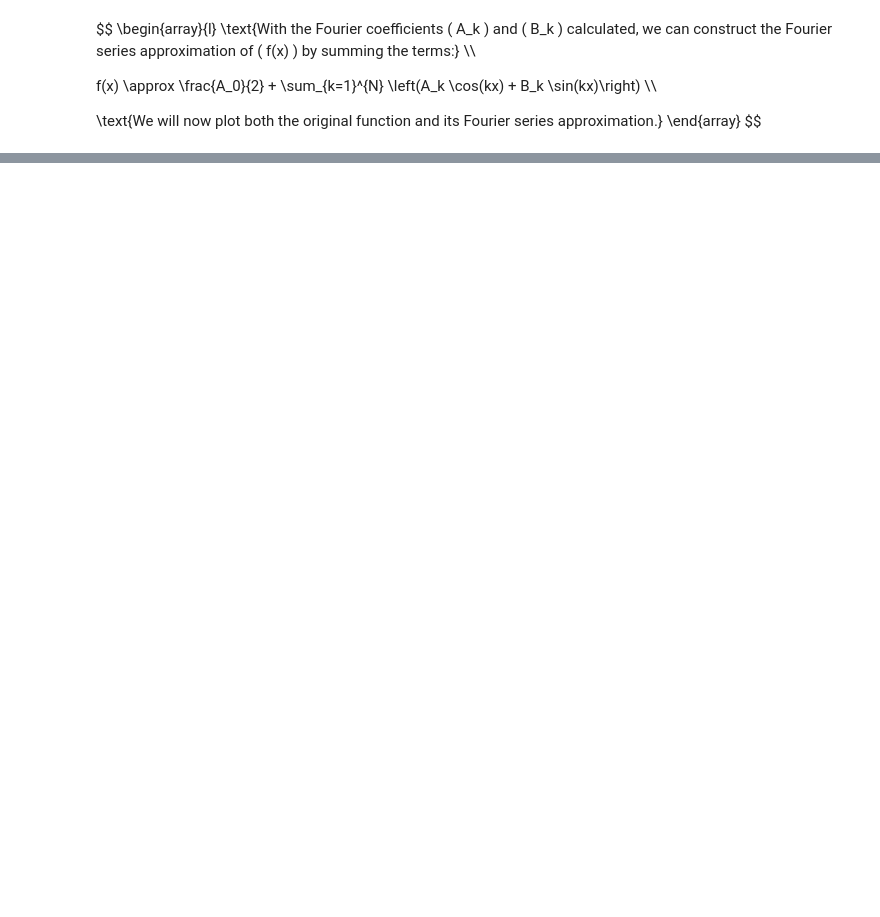
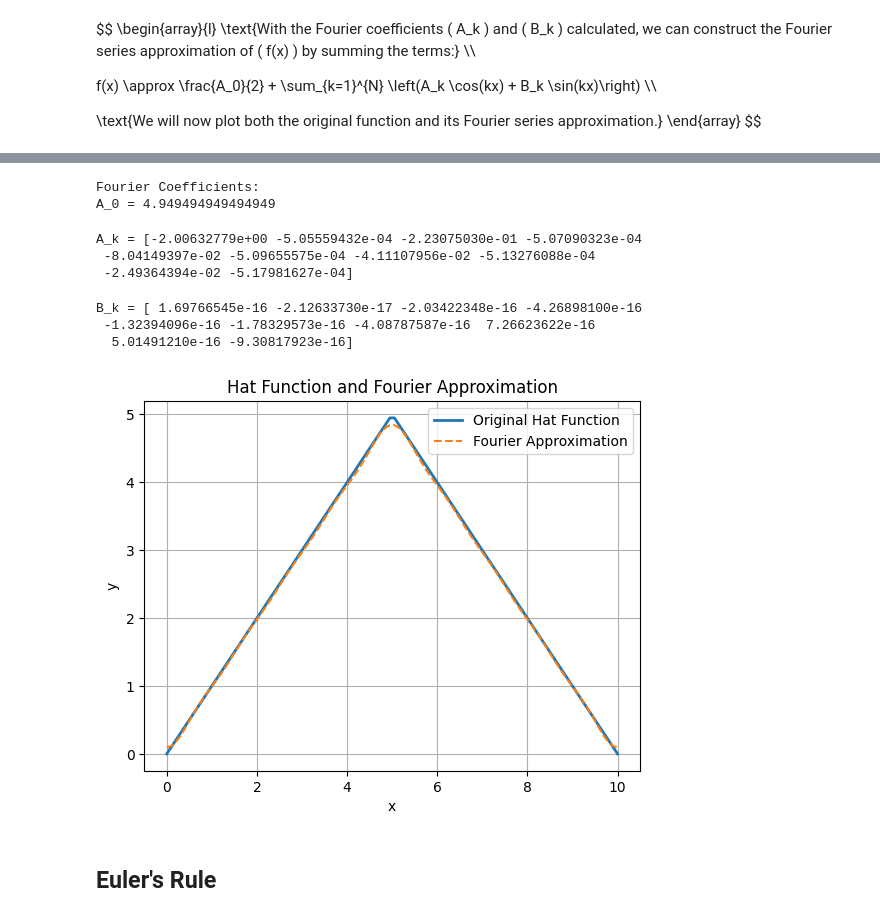
Before and after one commit to Barmaman1012/SoundsDFTAlgorithm, a Jupyter notebook: audio_analyzer.ipynb, the cells around one changed output, grey strips where cells are left out. Drawn from its saved outputs; the diff is of its cells as text; code cells hidden in the pictures; blank space fills up the shorter version.

```diff
--- a/audio_analyzer.ipynb
+++ b/audio_analyzer.ipynb
@@ -137,17 +173,3 @@ f(x) \approx \frac{A_0}{2} + \sum_{k=1}^{N} \left(A_k \cos(kx) + B_k \sin(kx)\ri
 \text{We will now plot both the original function and its Fourier series approximation.}
 \end{array}
 $$
-# %%
-# Fourier series approximation
-f_approx = np.zeros_like(x_values)
-for k, (A_k, B_k) in enumerate(coefficients, start=1):
-    f_approx += A_k * np.cos(k * x_values) + B_k * np.sin(k * x_values)
-
-# Plotting the original function and Fourier approximation
-plt.plot(x_values, f(x_values), label='Original function')
-plt.plot(x_values, f_approx, label='Fourier approximation')
-plt.legend()
-plt.xlabel('x')
-plt.ylabel('f(x)')
-plt.title('Fourier Series Approximation of f(x)')
-plt.show()
@@ -278,0 +337,34 @@ plt.show()
+# %%
+print("\nFourier Coefficients:")
+print(f"A_0 = {A_0}")
+# %% [output]
+Fourier Coefficients:
+A_0 = 4.949494949494949
+# %%
+print(f"A_k = {A}")
+# %% [output]
+A_k = [-2.00632779e+00 -5.05559432e-04 -2.23075030e-01 -5.07090323e-04
+ -8.04149397e-02 -5.09655575e-04 -4.11107956e-02 -5.13276088e-04
+ -2.49364394e-02 -5.17981627e-04]
+# %%
+print(f"B_k = {B}")
+# %% [output]
+B_k = [ 1.69766545e-16 -2.12633730e-17 -2.03422348e-16 -4.26898100e-16
+ -1.32394096e-16 -1.78329573e-16 -4.08787587e-16  7.26623622e-16
+  5.01491210e-16 -9.30817923e-16]
+# %%
+# Plot the original hat function and its Fourier approximation
+y_fourier = A_0 / 2 + sum(A[k - 1] * np.cos(2 * np.pi * k * x / L) + B[k - 1] * np.sin(2 * np.pi * k * x / L) for k in range(1, N + 1))
+
+plt.plot(x, y, label="Original Hat Function", linewidth=2)
+plt.plot(x, y_fourier, label="Fourier Approximation", linestyle="--")
+plt.title("Hat Function and Fourier Approximation")
+plt.xlabel("x")
+plt.ylabel("y")
+plt.legend()
+plt.grid(True)
+plt.show()
+# %% [output]
+[figure, added]
+# %% [markdown]
+## Euler's Rule
```
Also changed, not shown: parts of 25 cells of this notebook.
